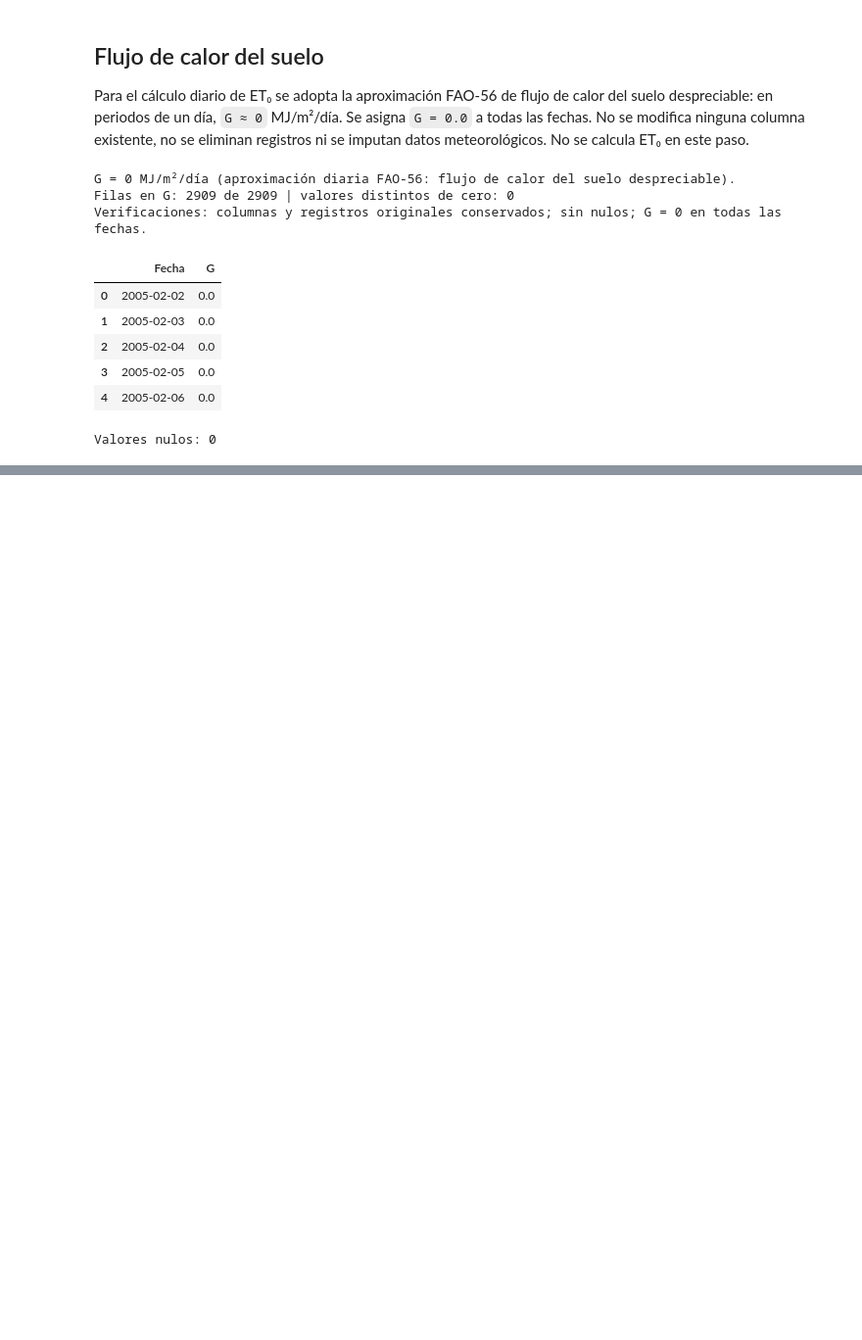
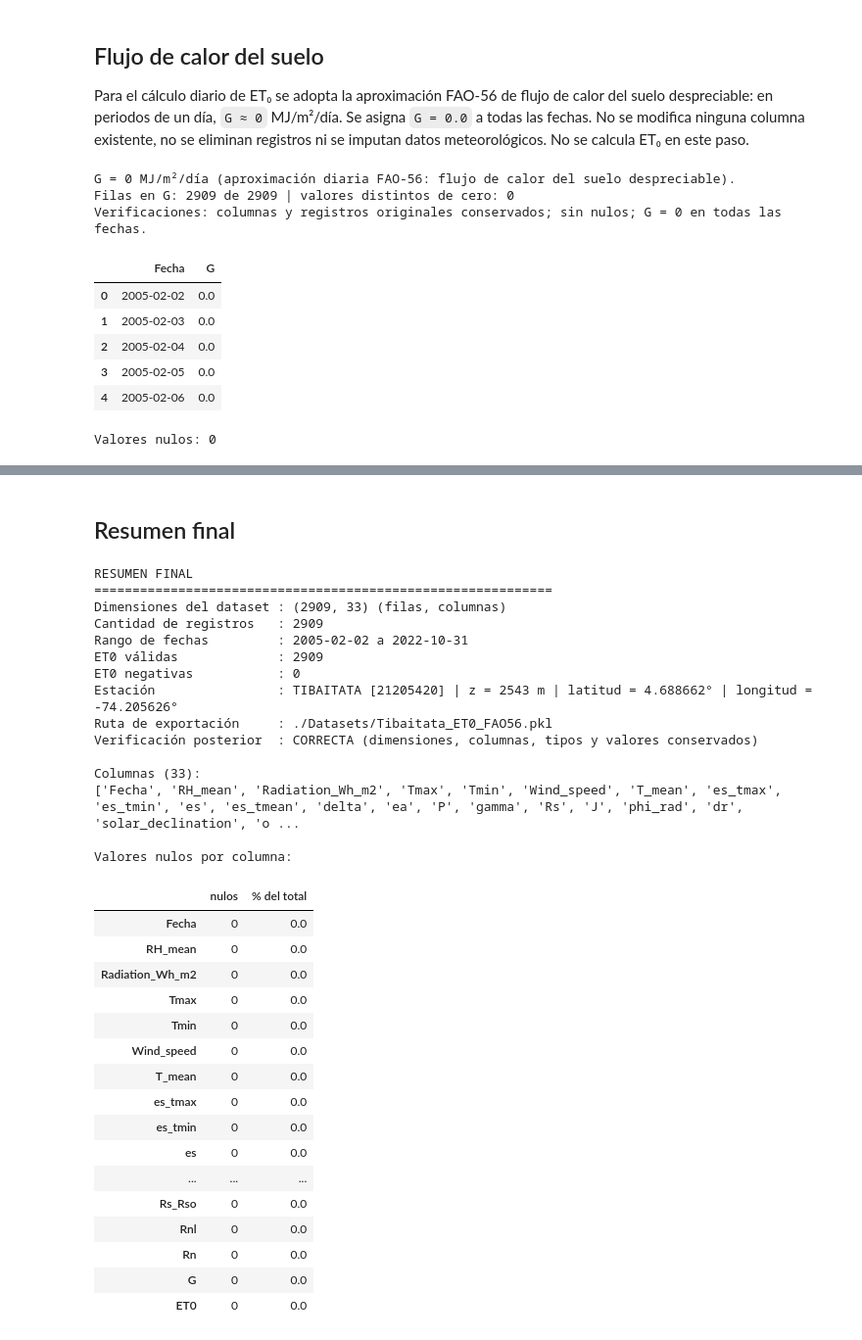
Before and after one commit to nicopulido/Prob_Proyecto_Grado, a Jupyter notebook: Tibaitata/04_calculo_variables_objetivo.ipynb, the cells around one changed output, grey strips where cells are left out. Shown at 98% size. Cells and saved outputs as stored; diff of their text form; code cells hidden in the pictures; blank space fills up the shorter version.

```diff
--- a/Tibaitata/04_calculo_variables_objetivo.ipynb
+++ b/Tibaitata/04_calculo_variables_objetivo.ipynb
@@ -1143,0 +1843,58 @@ Valores nulos: 0
+# %% [markdown]
+## Resumen final
+# %%
+df_resumen = df_et0_recargado  # se resume el archivo tal como quedó guardado
+et0_resumen = df_resumen["ET0"]
+n_et0_validas = int(et0_resumen.notna().sum())
+n_et0_negativas = int((et0_resumen < 0).sum())
+nulos_resumen = df_resumen.isna().sum().rename("nulos").to_frame()
+nulos_resumen["% del total"] = (nulos_resumen["nulos"] / len(df_resumen) * 100).round(2)
+
+print("RESUMEN FINAL")
+print("=" * 60)
+print(f"Dimensiones del dataset : {df_resumen.shape} (filas, columnas)")
+print(f"Cantidad de registros   : {len(df_resumen)}")
+print(f"Rango de fechas         : {df_resumen['Fecha'].min().date()} a {df_resumen['Fecha'].max().date()}")
+print(f"ET0 válidas             : {n_et0_validas}")
+print(f"ET0 negativas           : {n_et0_negativas}")
+print(f"Estación                : {df_estacion['nombre'].iloc[0]} | z = {alt_est:g} m | latitud = {lat_est}° | longitud = {lon_est}°")
+print(f"Ruta de exportación     : {EXPORT_PATH}")
+print(f"Verificación posterior  : {'CORRECTA (dimensiones, columnas, tipos y valores conservados)' if VERIFICACION_EXPORTACION_OK else 'FALLÓ'}")
+print(f"\nColumnas ({len(df_resumen.columns)}):")
+print(df_resumen.columns.tolist())
+print("\nValores nulos por columna:")
+with pd.option_context("display.max_rows", None):
+    display(nulos_resumen)
+# %% [output]
+RESUMEN FINAL
+============================================================
+Dimensiones del dataset : (2909, 33) (filas, columnas)
+Cantidad de registros   : 2909
+Rango de fechas         : 2005-02-02 a 2022-10-31
+ET0 válidas             : 2909
+ET0 negativas           : 0
+Estación                : TIBAITATA [21205420] | z = 2543 m | latitud = 4.688662° | longitud = -74.205626°
+Ruta de exportación     : ./Datasets/Tibaitata_ET0_FAO56.pkl
+Verificación posterior  : CORRECTA (dimensiones, columnas, tipos y valores conservados)
+
+Columnas (33):
+['Fecha', 'RH_mean', 'Radiation_Wh_m2', 'Tmax', 'Tmin', 'Wind_speed', 'T_mean', 'es_tmax', 'es_tmin', 'es', 'es_tmean', 'delta', 'ea', 'P', 'gamma', 'Rs', 'J', 'phi_rad', 'dr', 'solar_declination', 'o ...
+
+Valores nulos por columna:
+|  | nulos | % del total |
+| Fecha | 0 | 0.0 |
+| RH_mean | 0 | 0.0 |
+| Radiation_Wh_m2 | 0 | 0.0 |
+| Tmax | 0 | 0.0 |
+| Tmin | 0 | 0.0 |
+| Wind_speed | 0 | 0.0 |
+| T_mean | 0 | 0.0 |
+| es_tmax | 0 | 0.0 |
+| es_tmin | 0 | 0.0 |
+| es | 0 | 0.0 |
+| ... | ... | ... |
+| Rs_Rso | 0 | 0.0 |
+| Rnl | 0 | 0.0 |
+| Rn | 0 | 0.0 |
+| G | 0 | 0.0 |
+| ET0 | 0 | 0.0 |
```
Also changed, not shown: parts of 9 cells of this notebook.
